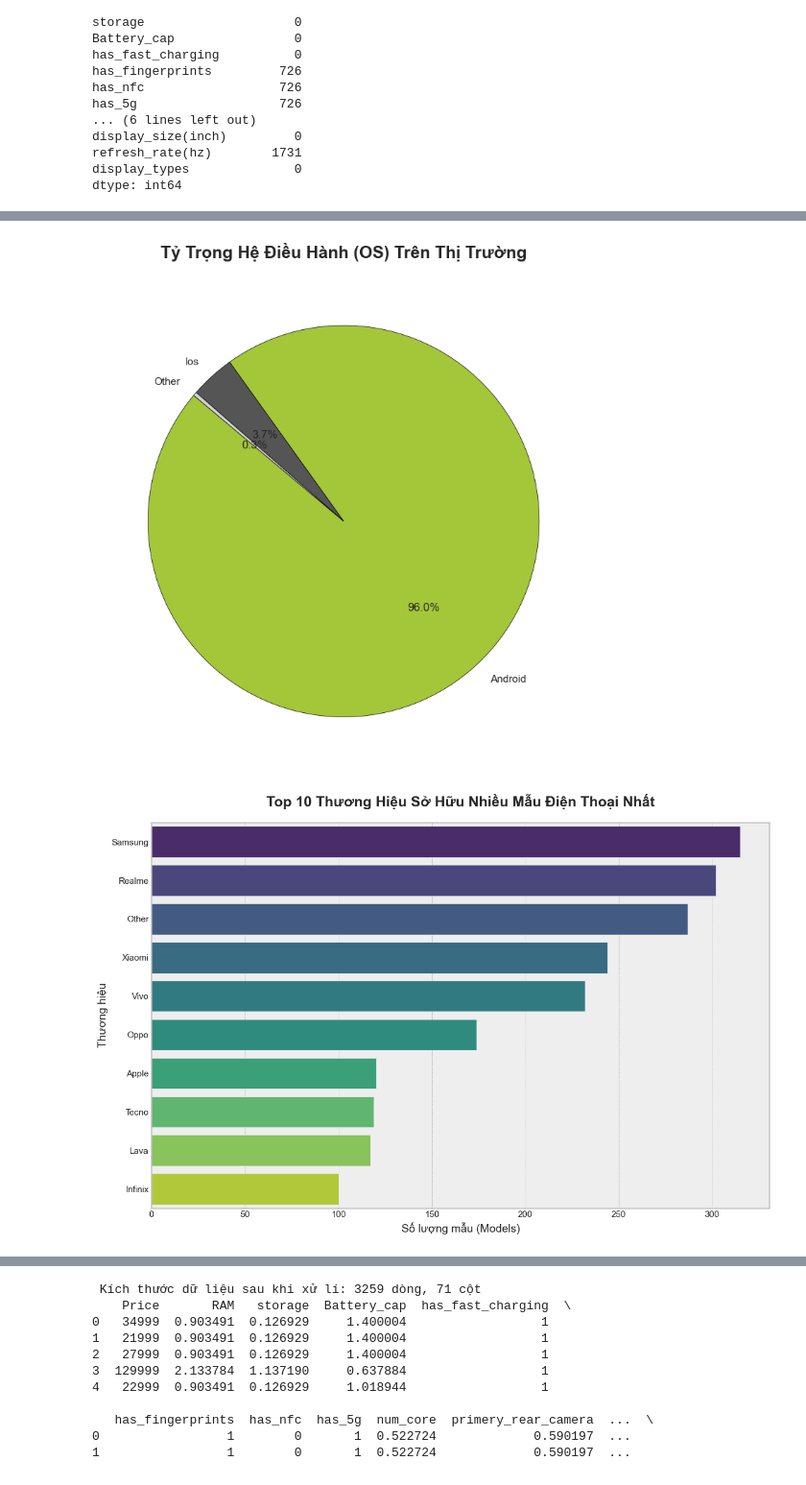
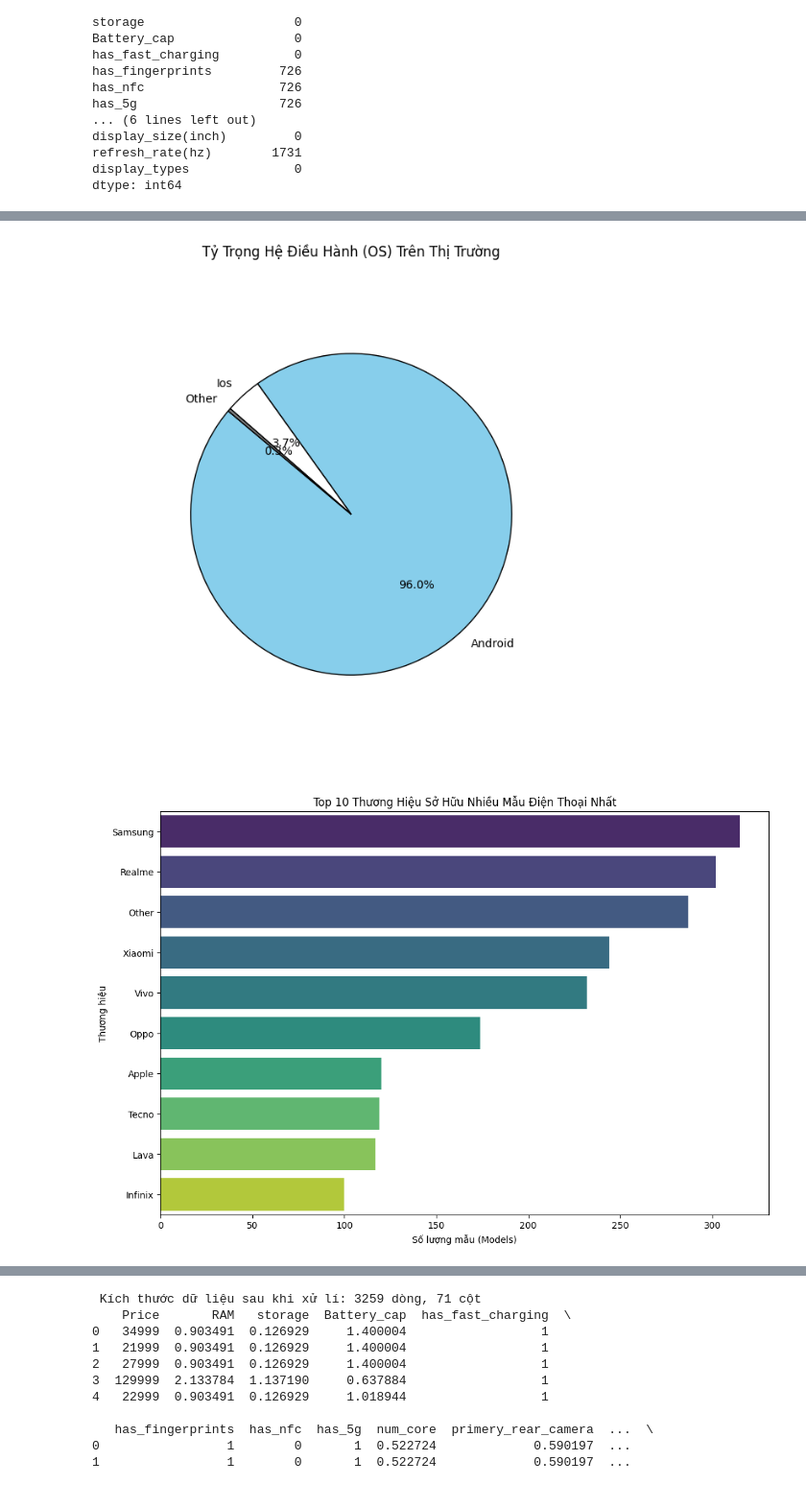
Before and after one commit to grst0610/Machine-learning, a Jupyter notebook: project.ipynb, the cells around one changed output, grey strips where cells are left out. Shown at 96% size. Cells and saved outputs as stored; diff of their text form; code cells hidden in the pictures.

```diff
--- a/project.ipynb
+++ b/project.ipynb
@@ -172,76 +200,30 @@ for col, color in zip(important_numeric_cols, colors):
 # %%
-# =======================================================
-# PHẦN 4: TRỰC QUAN HÓA CÁC BIẾN PHÂN LOẠI (TÁCH RỜI TỪNG ẢNH)
-# =======================================================
 import matplotlib.pyplot as plt
 import seaborn as sns
-import pandas as pd
-import numpy as np
+import warnings
 
-# Thiết lập style đồ thị chung
+warnings.filterwarnings('ignore')
 sns.set_theme(style="whitegrid")
-plt.style.use('bmh')
+plt.style.use('default')
 
-# --- Giả định bạn đã chạy các bước tiền xử lý ở Phần 1 ---
-# (Nếu bạn đã có dataframe 'df' chuẩn bị sẵn trong bộ nhớ,
-#  bạn có thể bỏ qua phần đọc file và fillna bên dưới, chỉ copy từ dòng plt.figure trở đi)
-
-# df = pd.read_csv('smartphones_data.csv.csv')
-# categorical_cols = df.select_dtypes(exclude=[np.number]).columns
-# for col in categorical_cols:
-#     df[col] = df[col].fillna(df[col].mode()[0])
-# df['OS'] = df['OS'].str.lower()
-# df['OS'] = df['OS'].apply(lambda x: x if pd.notna(x) and x in ['android', 'ios'] else 'other')
-
-# -------------------------------------------------------
-# 1. Hệ điều hành (OS) - Biểu đồ tròn
-# -------------------------------------------------------
-plt.figure(figsize=(10, 8)) # TẠO KHUNG HÌNH MỚI CHO OS
+# 1. Hệ điều hành (OS)
+plt.figure(figsize=(10, 8))
 os_counts = df['OS'].value_counts()
 plt.pie(os_counts.values, labels=[label.title() for label in os_counts.index],
-        autopct='%1.1f%%', startangle=140,
-        colors=['#A4C639', '#555555', '#D3D3D3'],
+        autopct='%1.1f%%', startangle=140, radius=0.8, # Thêm radius=0.8 để thu nhỏ biểu đồ tròn
+        colors=['skyblue', 'white', 'gray'],
         wedgeprops={'edgecolor': 'black'})
-plt.title('Tỷ Trọng Hệ Điều Hành (OS) Trên Thị Trường', fontsize=18, fontweight='bold', pad=20)
-plt.tight_layout()
-plt.show() # Hiển thị và kết thúc hình 1
+plt.title('Tỷ Trọng Hệ Điều Hành (OS) Trên Thị Trường')
+plt.show()
 
-# -------------------------------------------------------
-# 2. Thương hiệu (Brand) - Biểu đồ thanh ngang
-# -------------------------------------------------------
-plt.figure(figsize=(12, 8)) # TẠO KHUNG HÌNH MỚI CHO BRAND
+# 2. Thương hiệu (Brand)
+plt.figure(figsize=(12, 8))
 top_brands = df['brand_name'].value_counts().head(10)
 sns.barplot(x=top_brands.values, y=[str(x).title() for x in top_brands.index], palette="viridis")
-plt.title('Top 10 Thương Hiệu Sở Hữu Nhiều Mẫu Điện Thoại Nhất', fontsize=18, fontweight='bold', pad=20)
-plt.xlabel('Số lượng mẫu (Models)', fontsize=14)
-plt.ylabel('Thương hiệu', fontsize=14)
-plt.tight_layout()
-plt.show() # Hiển thị và kết thúc hình 2
-
-# -------------------------------------------------------
-# 3. Hãng Sản Xuất Chip (Processor) - Biểu đồ cột đứng
-# -------------------------------------------------------
-plt.figure(figsize=(12, 8)) # TẠO KHUNG HÌNH MỚI CHO PROCESSOR
-top_processors = df['processor_brand'].value_counts().head(5)
-sns.barplot(x=top_processors.index.str.title(), y=top_processors.values, palette="magma")
-plt.title('Top 5 Dòng Vi Xử Lý (Chip) Phổ Biến Nhất', fontsize=18, fontweight='bold', pad=20)
-plt.xlabel('Hãng Vi Xử Lý', fontsize=14)
-plt.ylabel('Số lượng thiết bị', fontsize=14)
-plt.xticks(rotation=0, fontsize=12) # Giữ chữ thẳng đứng cho dễ đọc
-plt.tight_layout()
-plt.show() # Hiển thị và kết thúc hình 3
-
-# -------------------------------------------------------
-# 4. Công nghệ Màn Hình (Display Type) - Biểu đồ thanh ngang
-# -------------------------------------------------------
-plt.figure(figsize=(12, 8)) # TẠO KHUNG HÌNH MỚI CHO DISPLAY TYPE
-display_counts = df['display_types'].value_counts().head(4)
-sns.barplot(x=display_counts.values, y=display_counts.index.str.title(), palette="coolwarm")
-plt.title('Phân Bố Công Nghệ Màn Hình (Tấm Nền)', fontsize=18, fontweight='bold', pad=20)
-plt.xlabel('Số lượng thiết bị', fontsize=14)
-plt.ylabel('Công nghệ màn hình', fontsize=14)
-plt.tight_layout()
-plt.show() # Hiển thị và kết thúc hình 4
+plt.title('Top 10 Thương Hiệu Sở Hữu Nhiều Mẫu Điện Thoại Nhất')
+plt.xlabel('Số lượng mẫu (Models)')
+plt.ylabel('Thương hiệu')
+plt.show()
 # %% [output]
-[figure, old version]
+[figure, new version]
-[figure, old version]
+[figure, new version]
```
Also changed, not shown: parts of 6 cells of this notebook.
